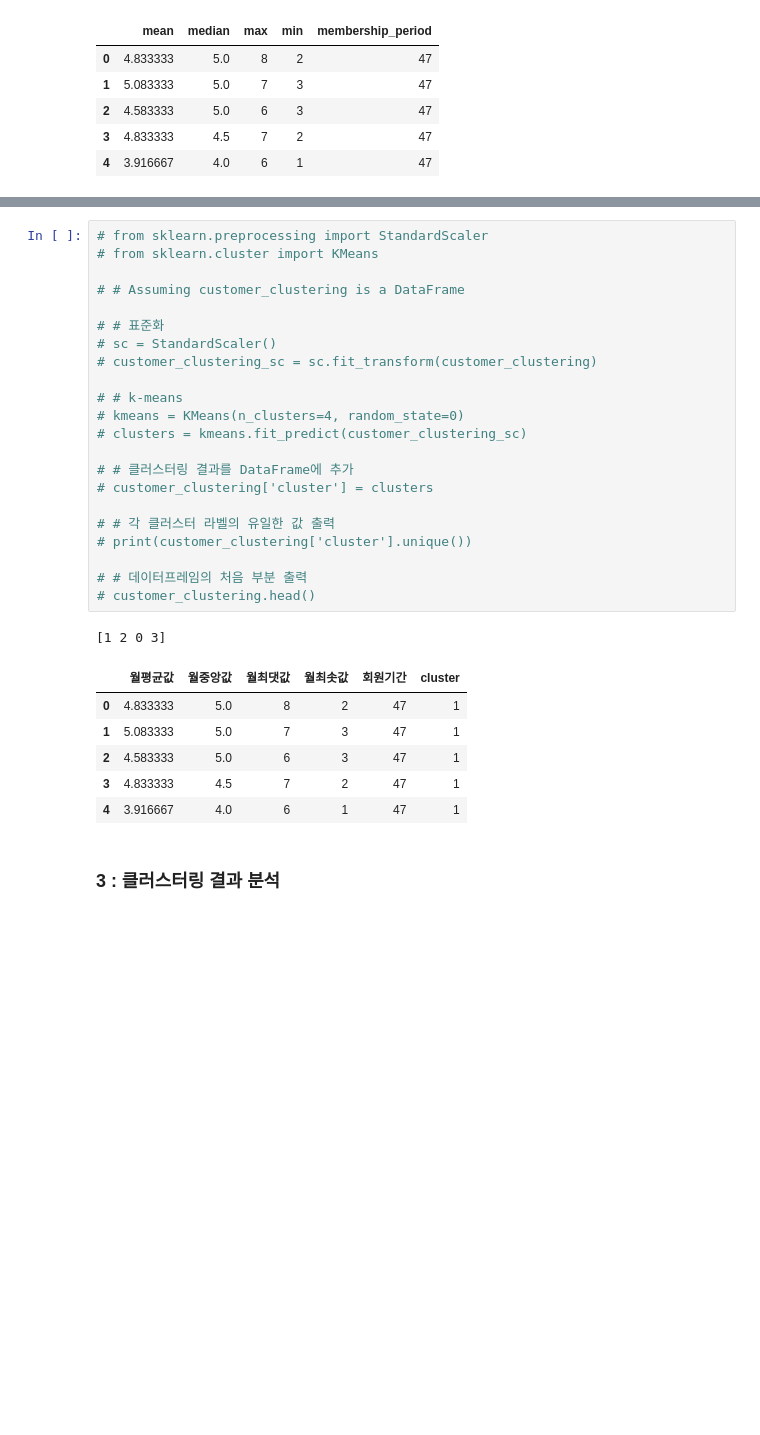
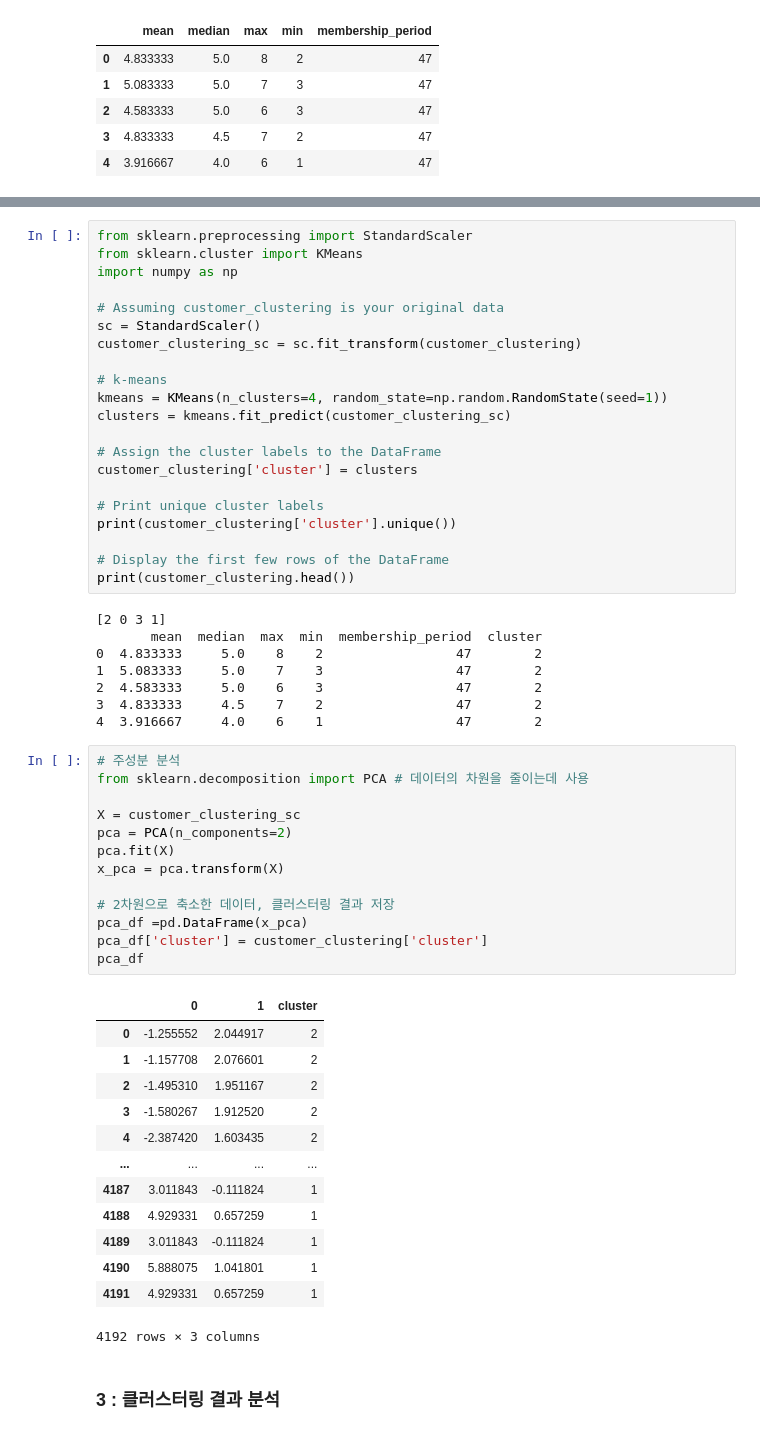
Before and after one commit to jonggu12/exam, a Jupyter notebook: 09.마케팅데이터분석/04. 고객의 행동을 예측/04.고객행동예측.ipynb, the cells around one changed output, grey strips where cells are left out. Saved outputs shown, nothing was run; the diff lists cells and outputs as text; blank space fills up the shorter version.

```diff
--- a/09.마케팅데이터분석/04. 고객의 행동을 예측/04.고객행동예측.ipynb
+++ b/09.마케팅데이터분석/04. 고객의 행동을 예측/04.고객행동예측.ipynb
@@ -96,35 +96,61 @@ Name: cluster, Length: 4192, dtype: int32>
 | 3 | 4.833333 | 4.5 | 7 | 2 | 47 | 3 |
 | 4 | 3.916667 | 4.0 | 6 | 1 | 47 | 3 |
 # %%
-# from sklearn.preprocessing import StandardScaler
-# from sklearn.cluster import KMeans
+from sklearn.preprocessing import StandardScaler
+from sklearn.cluster import KMeans
+import numpy as np
 
-# # Assuming customer_clustering is a DataFrame
+# Assuming customer_clustering is your original data
+sc = StandardScaler()
+customer_clustering_sc = sc.fit_transform(customer_clustering)
 
-# # 표준화
-# sc = StandardScaler()
-# customer_clustering_sc = sc.fit_transform(customer_clustering)
+# k-means
+kmeans = KMeans(n_clusters=4, random_state=np.random.RandomState(seed=1))
+clusters = kmeans.fit_predict(customer_clustering_sc)
 
-# # k-means
-# kmeans = KMeans(n_clusters=4, random_state=0)
-# clusters = kmeans.fit_predict(customer_clustering_sc)
+# Assign the cluster labels to the DataFrame
+customer_clustering['cluster'] = clusters
 
-# # 클러스터링 결과를 DataFrame에 추가
-# customer_clustering['cluster'] = clusters
+# Print unique cluster labels
+print(customer_clustering['cluster'].unique())
 
-# # 각 클러스터 라벨의 유일한 값 출력
-# print(customer_clustering['cluster'].unique())
-
-# # 데이터프레임의 처음 부분 출력
-# customer_clustering.head()
+# Display the first few rows of the DataFrame
+print(customer_clustering.head())
 # %% [output]
-[1 2 0 3]
+[2 0 3 1]
+       mean  median  max  min  membership_period  cluster
+0  4.833333     5.0    8    2                 47        2
+1  5.083333     5.0    7    3                 47        2
+2  4.583333     5.0    6    3                 47        2
+3  4.833333     4.5    7    2                 47        2
+4  3.916667     4.0    6    1                 47        2
-|  | 월평균값 | 월중앙값 | 월최댓값 | 월최솟값 | 회원기간 | cluster |
-| 0 | 4.833333 | 5.0 | 8 | 2 | 47 | 1 |
-| 1 | 5.083333 | 5.0 | 7 | 3 | 47 | 1 |
-| 2 | 4.583333 | 5.0 | 6 | 3 | 47 | 1 |
-| 3 | 4.833333 | 4.5 | 7 | 2 | 47 | 1 |
-| 4 | 3.916667 | 4.0 | 6 | 1 | 47 | 1 |
+# %%
+# 주성분 분석
+from sklearn.decomposition import PCA # 데이터의 차원을 줄이는데 사용
+
+X = customer_clustering_sc
+pca = PCA(n_components=2)
+pca.fit(X)
+x_pca = pca.transform(X)
+
+# 2차원으로 축소한 데이터, 클러스터링 결과 저장
+pca_df =pd.DataFrame(x_pca)
+pca_df['cluster'] = customer_clustering['cluster']
+pca_df
+# %% [output]
+|  | 0 | 1 | cluster |
+| 0 | -1.255552 | 2.044917 | 2 |
+| 1 | -1.157708 | 2.076601 | 2 |
+| 2 | -1.495310 | 1.951167 | 2 |
+| 3 | -1.580267 | 1.912520 | 2 |
+| 4 | -2.387420 | 1.603435 | 2 |
+| ... | ... | ... | ... |
+| 4187 | 3.011843 | -0.111824 | 1 |
+| 4188 | 4.929331 | 0.657259 | 1 |
+| 4189 | 3.011843 | -0.111824 | 1 |
+| 4190 | 5.888075 | 1.041801 | 1 |
+| 4191 | 4.929331 | 0.657259 | 1 |
+4192 rows × 3 columns
 # %% [markdown]
 ### 3 : 클러스터링 결과 분석
 # %%
```
Also changed, not shown: parts of 7 cells of this notebook.
